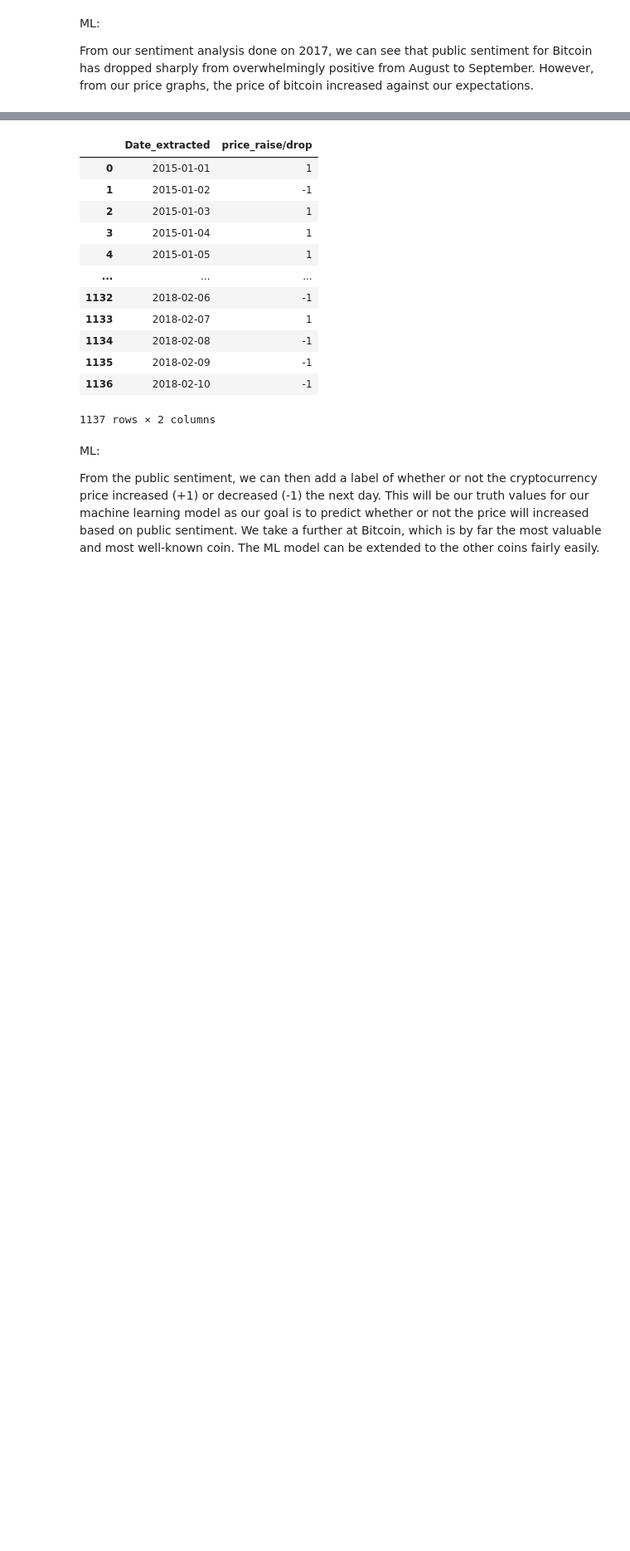
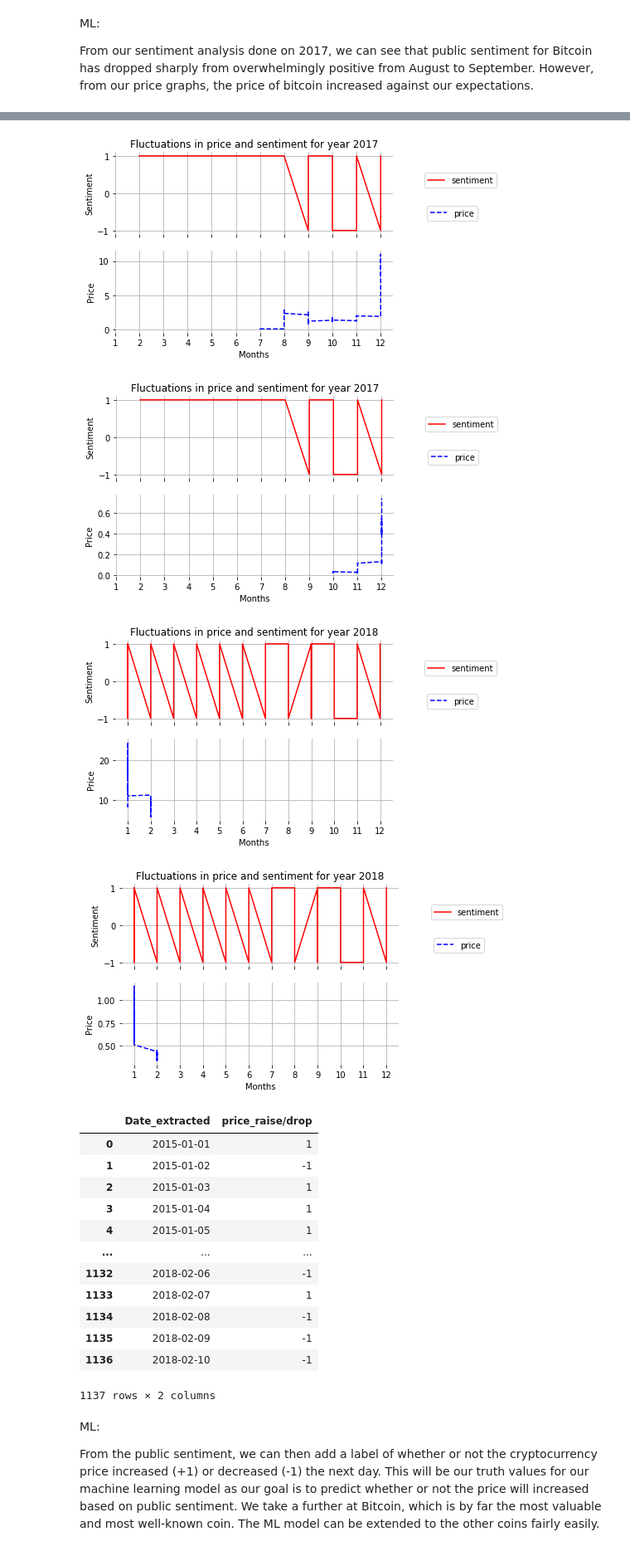
Before and after one commit to uic-cs418/cs418-spring22-sixth-sense, a Jupyter notebook: CS418_Sixth_Sense.ipynb, the cells around one changed output, grey strips where cells are left out. Shown at 83% size. Drawn from its saved outputs; the diff is of its cells as text; code cells hidden in the pictures; blank space fills up the shorter version.

```diff
--- a/CS418_Sixth_Sense.ipynb
+++ b/CS418_Sixth_Sense.ipynb
@@ -300,3 +335,13 @@ price_sentiment_2017 = sentiment_price_of_popular_cryptos_during_a_particular_ye
+# %%
+price_sentiment_2017 = sentiment_price_of_popular_cryptos_during_a_particular_year(2017, 'binance-coin')
+price_sentiment_2017 = sentiment_price_of_popular_cryptos_during_a_particular_year(2017, 'cardano')
+price_sentiment_2017 = sentiment_price_of_popular_cryptos_during_a_particular_year(2018, 'binance-coin')
+price_sentiment_2017 = sentiment_price_of_popular_cryptos_during_a_particular_year(2018, 'cardano')
+# %% [output]
+[figure, added]
+[figure, added]
+[figure, added]
+[figure, added]
 # %%
 #label creation depending on price variation
 crypto_prices_df["Date_extracted"] = crypto_prices_df["date"].dt.date
```
Also changed, not shown: parts of 38 cells of this notebook.
